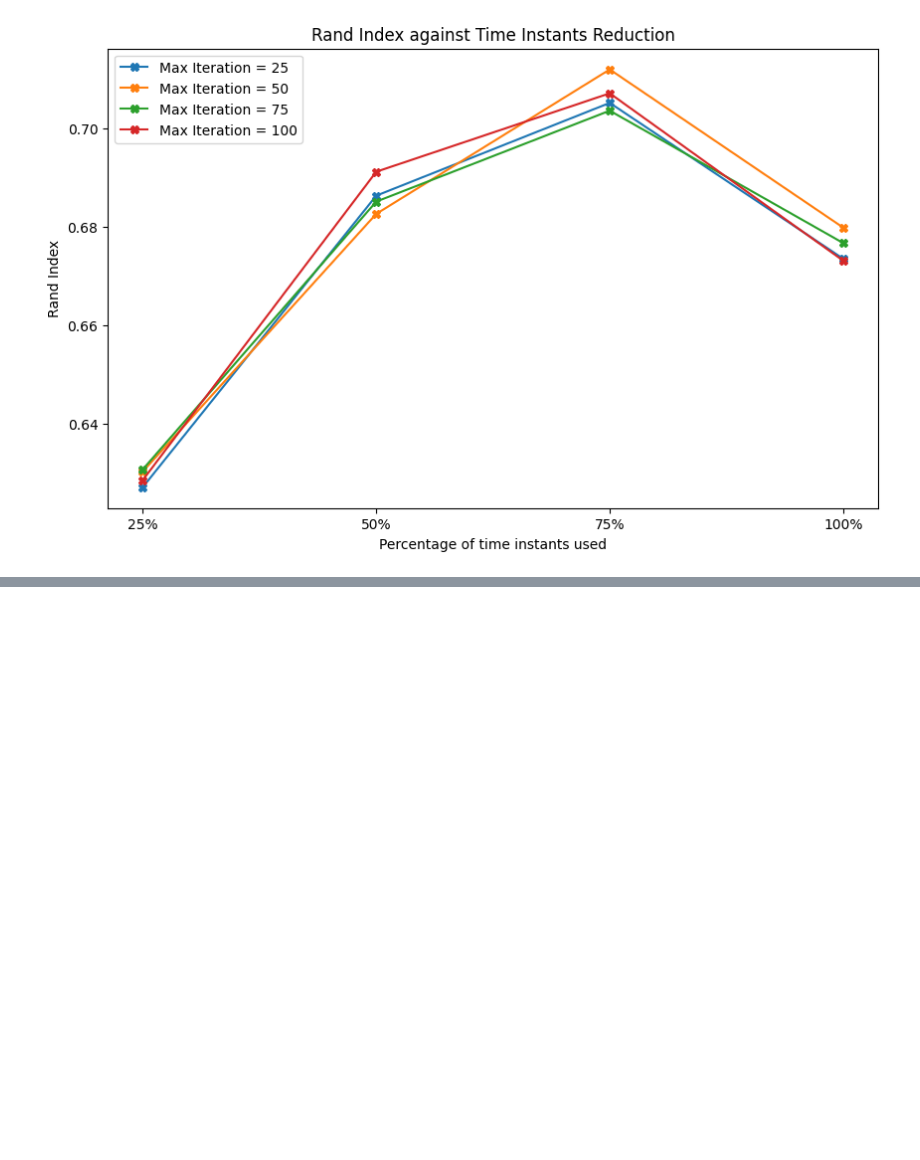
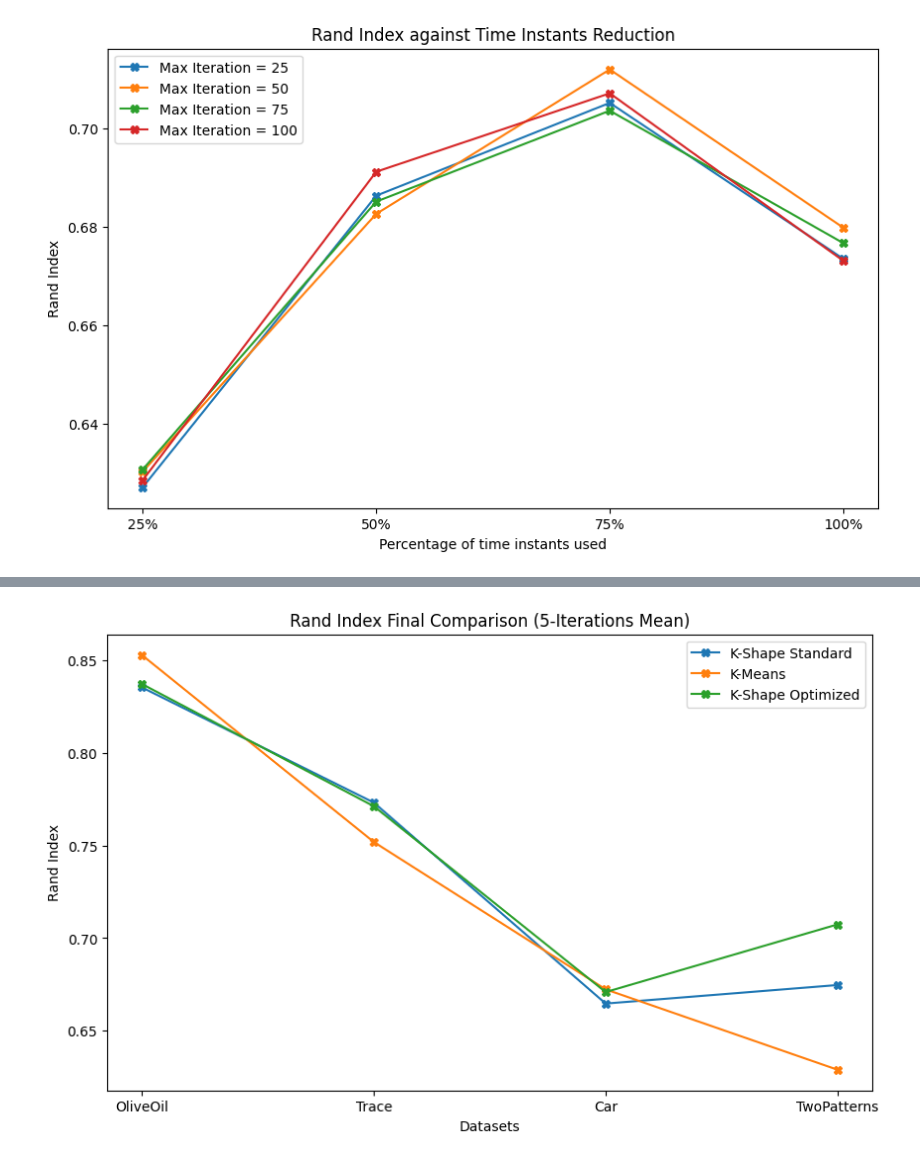
Before and after one commit to lorenzosquassoni/Data-Mining-Project-k-shape, a Jupyter notebook: k-shape-experiments.ipynb, the cells around one changed output, grey strips where cells are left out. Cells and saved outputs as stored; diff of their text form; code cells hidden in the pictures; blank space fills up the shorter version.

```diff
--- a/k-shape-experiments.ipynb
+++ b/k-shape-experiments.ipynb
@@ -520,0 +646,13 @@ four_line_plot(x_plt,y_plt_iterations,'Rand Index against Time Instants Reductio
+# %%
+dataset_lists = [ 'OliveOil', 'Trace', 'Car', 'TwoPatterns']
+x = [ 'OliveOil', 'Trace', 'Car', 'TwoPatterns']
+ya_kshape_std = []
+iteration_number = 5
+
+for dataset in dataset_lists:
+    accuracies = []
+    for i in range(iteration_number):
+        accuracy = kshape_accuracy(dataset)
+        print(f'K-Shape Accuracy for Dataset {dataset} in Iteration {i} is {accuracy}')
+        accuracies.append(accuracy)
+    ya_kshape_std.append(np.mean(accuracies))
@@ -520,0 +680,7 @@ four_line_plot(x_plt,y_plt_iterations,'Rand Index against Time Instants Reductio
+# %%
+ya_kmeans = []
+
+for dataset in dataset_lists:
+    accuracy = kmeans_accuracy(dataset)
+    print(f'K-Means Accuracy for Dataset {dataset} is {accuracy}')
+    ya_kmeans.append(accuracy)
@@ -520,0 +692,11 @@ four_line_plot(x_plt,y_plt_iterations,'Rand Index against Time Instants Reductio
+# %%
+ya_kshape_opt = []
+iteration_number = 5
+
+for dataset in dataset_lists:
+    accuracies = []
+    for i in range(iteration_number):
+        accuracy = kshape_opt_accuracy(dataset,0.75,75)
+        print(f'K-Shape Accuracy for Dataset {dataset} in Iteration {i} is {accuracy}')
+        accuracies.append(accuracy)
+    ya_kshape_opt.append(np.mean(accuracies))
@@ -520,0 +724,5 @@ four_line_plot(x_plt,y_plt_iterations,'Rand Index against Time Instants Reductio
+# %%
+x = [ 'OliveOil', 'Trace', 'Car', 'TwoPatterns']
+three_line_plot(x,[ya_kshape_std,ya_kmeans,ya_kshape_opt],'Rand Index Final Comparison (5-Iterations Mean)','Datasets','Rand Index', ['K-Shape Standard', 'K-Means','K-Shape Optimized'])
+# %% [output]
+[figure, added]
```
Also changed, not shown: parts of 13 cells of this notebook.
